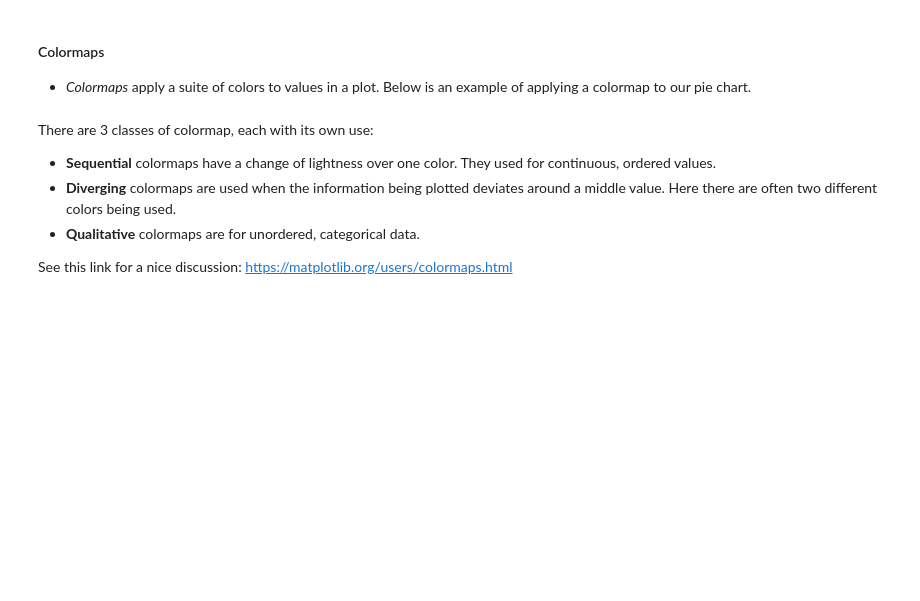
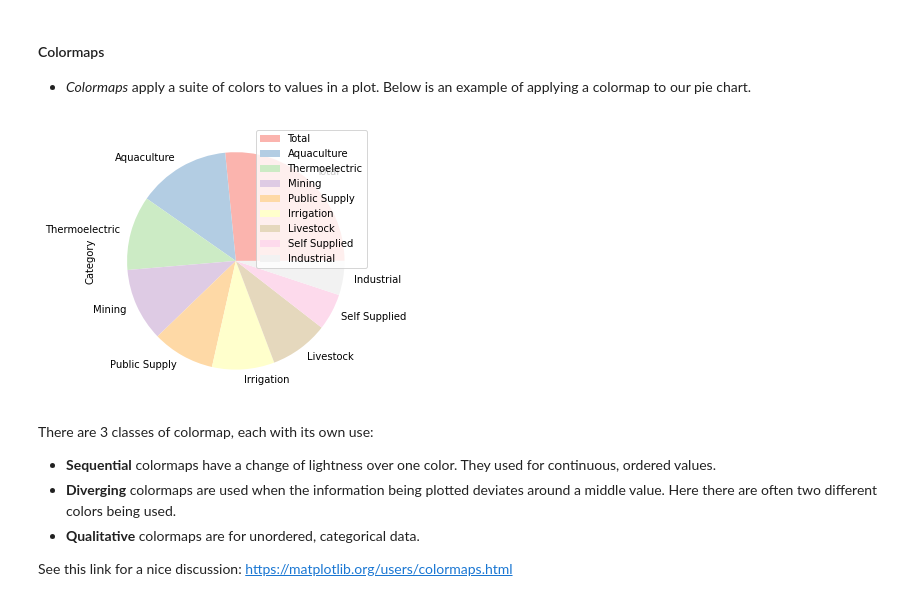
Before and after one commit to jackiefalvo/DataViz, a Jupyter notebook: 1-Basic-Plotting-with-Pandas.ipynb, the cells around one changed output. Cells and saved outputs as stored; diff of their text form; code cells hidden in the pictures; blank space fills up the shorter version.

```diff
--- a/1-Basic-Plotting-with-Pandas.ipynb
+++ b/1-Basic-Plotting-with-Pandas.ipynb
@@ -147,7 +242,10 @@ dfCounts.plot(kind='barh',
 # %%
 dfCounts.plot(kind='pie',
               colormap ='Pastel1',
-              figsize=(5,5));
+              figsize=(5,5),
+             legend = True);
+# %% [output]
+[figure, added]
 # %% [markdown]
 There are 3 classes of colormap, each with its own use:
  * **Sequential** colormaps have a change of lightness over one color. They used for continuous, ordered values.
```
Also changed, not shown: parts of 14 cells of this notebook, 2 other files.
